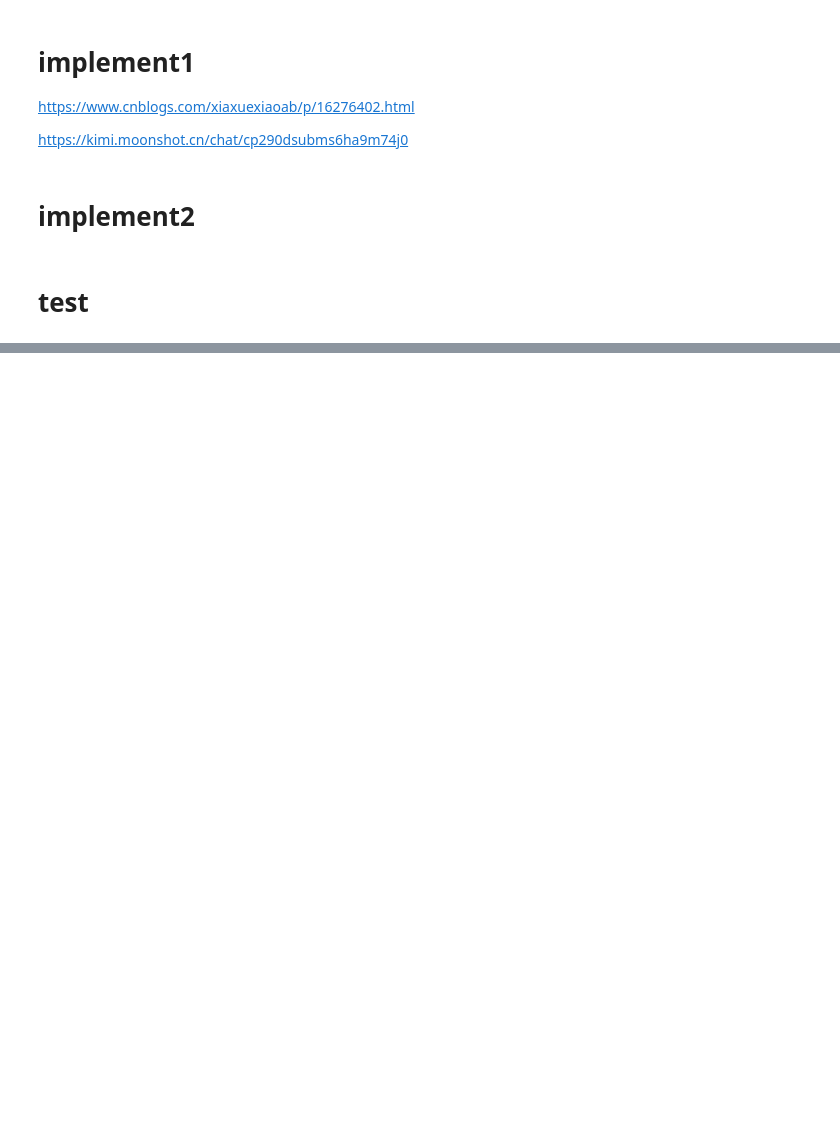
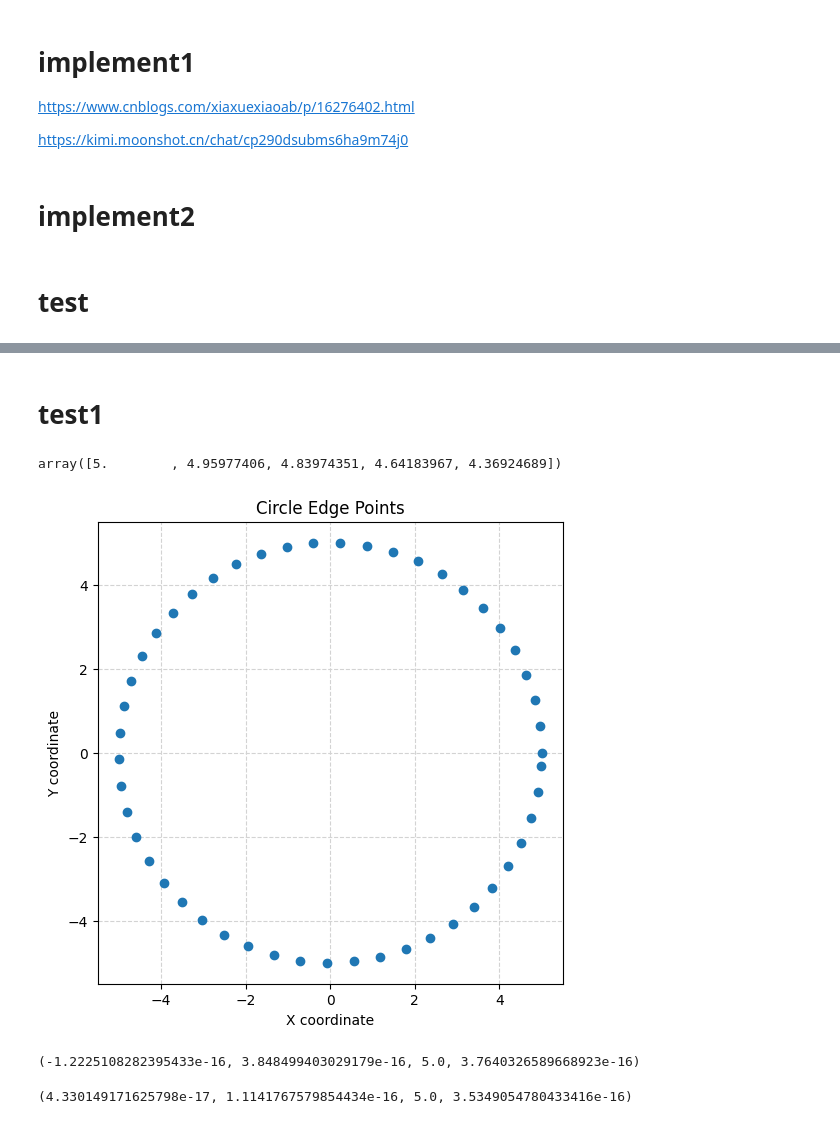
Before and after one commit to NagatoYuki0943/ML, a Jupyter notebook: code/other_algorithm/least_squares/fit_circle_by_least_square.ipynb, the cells around one changed output, grey strips where cells are left out. Saved outputs shown, nothing was run; the diff lists cells and outputs as text; code cells hidden in the pictures; blank space fills up the shorter version.

Commit message:
update fit_circle_by_least_square

```diff
--- a/code/other_algorithm/least_squares/fit_circle_by_least_square.ipynb
+++ b/code/other_algorithm/least_squares/fit_circle_by_least_square.ipynb
@@ -13,8 +12,8 @@ radius = 5  # 圆的半径
 angle = np.linspace(0, 2 * np.pi, 100)  # 生成100个角度值，从0到2π
 
 # 根据圆的参数方程计算圆上的点
-x = radius * np.cos(angle) + np.random.normal(0, 0.02, 100)
-y = radius * np.sin(angle) + np.random.normal(0, 0.02, 100)
+x = radius * np.cos(angle)# + np.random.normal(0, 0.02, 100)
+y = radius * np.sin(angle)# + np.random.normal(0, 0.02, 100)
 # %%
 # 可视化圆上的点
 plt.figure(figsize=(6, 6))
@@ -185,0 +183,30 @@ plt.show()
+# %% [markdown]
+# test1
+# %%
+x_t = x[::2]
+y_t = y[::2]
+x_t[:5]
+# %% [output]
+array([5.        , 4.95977406, 4.83974351, 4.64183967, 4.36924689])
+# %%
+# 可视化圆上的点
+plt.figure(figsize=(6, 6))
+plt.plot(x_t, y_t, 'o')  # 使用散点图表示圆上的点
+plt.title('Circle Edge Points')
+plt.xlabel('X coordinate')
+plt.ylabel('Y coordinate')
+plt.grid(color='lightgray', linestyle='--')
+plt.show()
+# %% [output]
+[figure, added]
+# %%
+fit_circle_by_least_square1(np.stack([x_t, y_t], axis=1))
+# %% [output]
+(-1.2225108282395433e-16, 3.848499403029179e-16, 5.0, 3.7640326589668923e-16)
+# %%
+center_x, center_y, radius, err = fit_circle_by_least_square2(np.stack([x_t, y_t], axis=1))
+center_x, center_y, radius, err
+# C = 126225.00000000003, D = -3.4057930693637114e-13, E = 1.8189894035458565e-11, G = 123750.0, H = 3.937059012137922e-11
+# C = 31556.25, D = 31556.25, E = 3093.7500000000177, G = 31556.25, H = 3093.7500000000177
+# %% [output]
+(4.330149171625798e-17, 1.1141767579854434e-16, 5.0, 3.5349054780433416e-16)
```
Also changed, not shown: parts of 38 cells of this notebook.
